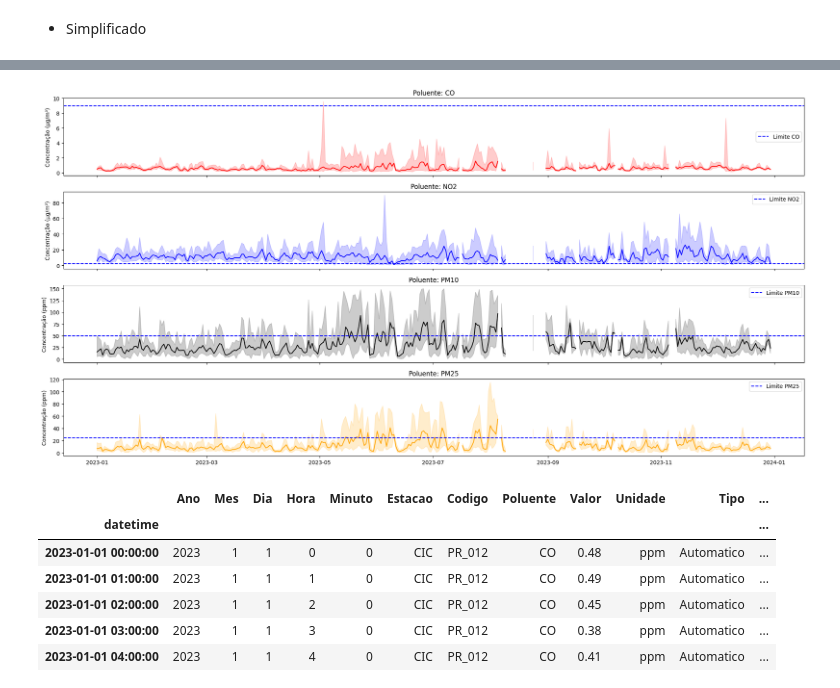
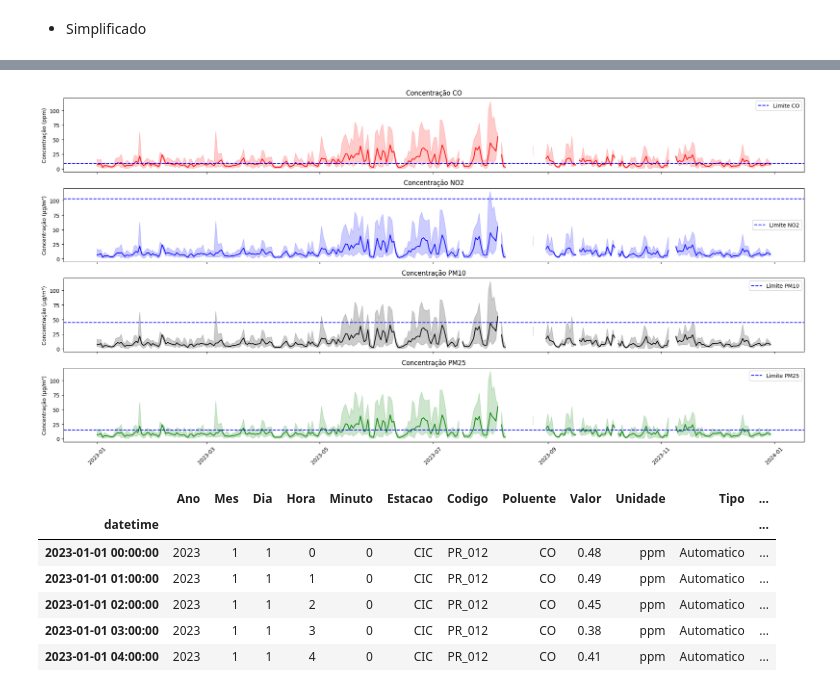
Before and after one commit to Marcosperrude/ENS410064, a Jupyter notebook: scripts/Atividade3.ipynb, the cells around one changed output, grey strips where cells are left out. Drawn from its saved outputs; the diff is of its cells as text; code cells hidden in the pictures.

```diff
--- a/scripts/Atividade3.ipynb
+++ b/scripts/Atividade3.ipynb
@@ -44,0 +12,12 @@ Transformar a coluna 'Valor' em Float e retirar as cedulas com 'insufic'
+# %%
+# Extraindo o diretório que estamos trabalhando
+cwd = os.getcwd()
+
+print('Diretório atual: ' + cwd)
+
+
+# Estabelecendo a pasta de dados que quero utilizar
+dataPath = os.path.dirname(cwd) +'\\dados'
+df = os.path.join(dataPath, 'PRcsv.csv')
+df = pd.read_csv(df, encoding='latin1')
+print('Diretório de dados:' + dataPath)
@@ -175,0 +55,4 @@ PM25      8737      8737
+# %%
+for poluente in df_PR012['Poluente'].unique():
+    unidades = df_PR012[df_PR012['Poluente'] == poluente]['Unidade'].unique()
+    print(f'Poluente: {poluente}, Unidade: {unidades}')
@@ -370,42 +215,36 @@ See the caveats in the documentation: https://pandas.pydata.org/pandas-docs/stab
 - Simplificado
 # %%
 
-# Filtra os dados por poluente
-poluentes = ['CO', 'NO2', 'PM10', 'PM25']
-dfs = {poluente: df_PR012.query(f'Poluente == "{poluente}"') for poluente in poluentes}
+# Lista de poluentes com suas propriedades
+poluentes = {
+    "CO": ('red', 9, 'ppm'),
+    "NO2": ('blue', 102.79, 'µg/m³'),
+    "PM10": ('black', 45, 'µg/m³'),
+    "PM25": ('green', 15, 'µg/m³')
+}
 
-# Calcula a média, mínima e máxima diária para cada poluente
-resultados = {}
-for poluente, df in dfs.items():  #um dicionário (dfs) armazena os DataFrames filtrados por poluente.
-    df.dropna(subset=['Valor'], inplace=True)
+# Criando subplots
+fig, ax = plt.subplots(len(poluentes), 1, sharex=True, figsize=(20, 10))
+
+# Processando e plotando os dados
+for i, (poluente, (color, limite, unidade)) in enumerate(poluentes.items()):
+    dff = df_PR012.query(f'Poluente == "{poluente}"')
+
     media_diaria = df['Valor'].resample('D').mean()
     min_diaria = df['Valor'].resample('D').min()
     max_diaria = df['Valor'].resample('D').max()
-    resultados[poluente] = (media_diaria, min_diaria, max_diaria)
 
-# Criar os subplots
-fig, ax = plt.subplots(4, 1, sharex=True, figsize=(20, 10))
+    ax[i].plot(media_diaria.index, media_diaria, color=color)
+    ax[i].fill_between(media_diaria.index, min_diaria, max_diaria, color=color, alpha=0.2)
+    ax[i].axhline(y=limite, color='blue', linestyle='--', label=f'Limite {poluente}')
 
-# Cores e limites para cada poluente
-cores = ['red', 'blue', 'black', 'orange']
-limites = [9, 2, 50, 25]
-
-#Criar um loop
-for i, poluente in enumerate(poluentes): #para indice i, dentro do indice de poluentes
-    media_diaria, min_diaria, max_diaria = resultados[poluente]
-    ax[i].plot(media_diaria.index, media_diaria, color=cores[i])
-    ax[i].fill_between(media_diaria.index, min_diaria, max_diaria, color=cores[i], alpha=0.2)
-    ax[i].axhline(y=limites[i], color='blue', linestyle='--', label=f'Limite {poluente}')
+    ax[i].set_title(f'Concentração {poluente}')
+    ax[i].set_ylabel(f'Concentração ({unidade})')
     ax[i].legend()
 
-    ax[i].set_title(f'Poluente: {poluente}')
-    if poluente in ['PM10', 'PM25']:
-        ax[i].set_ylabel('Concentração (ppm)')
-    else:
-        ax[i].set_ylabel('Concentração (µg/m³)')
-    ax[i].legend()
+# Ajustando o eixo x do último subplot
+ax[-1].tick_params(axis='x', rotation=45)
 
-# Exibir o gráfico
 plt.tight_layout()
 plt.show()
 # %% [output]
@@ -428,4 +251,4 @@ See the caveats in the documentation: https://pandas.pydata.org/pandas-docs/stab
-[figure, old version]
+[figure, new version]
 # %%
 df_co
 # %% [output]
```
Also changed, not shown: parts of 29 cells of this notebook.
